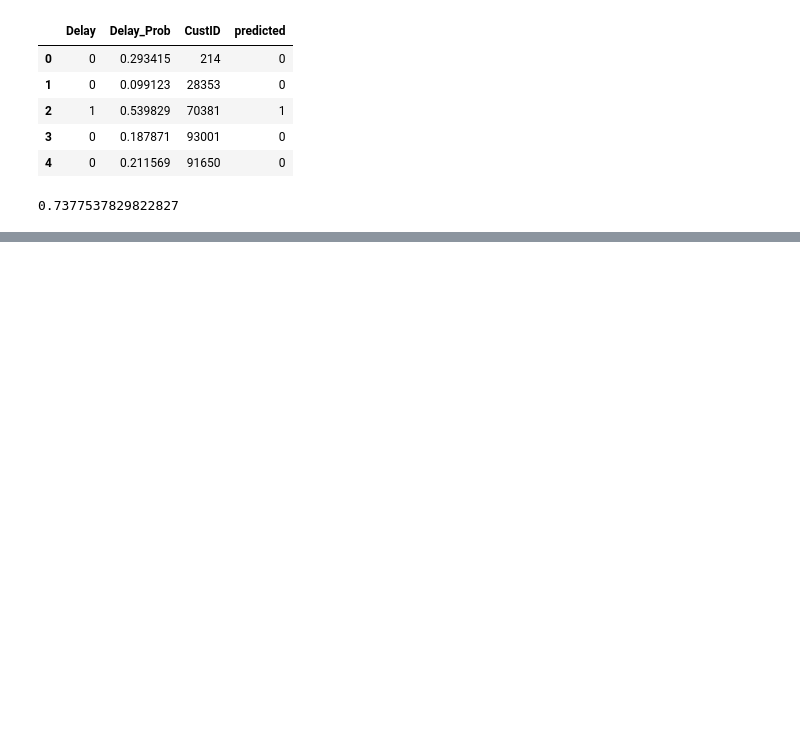
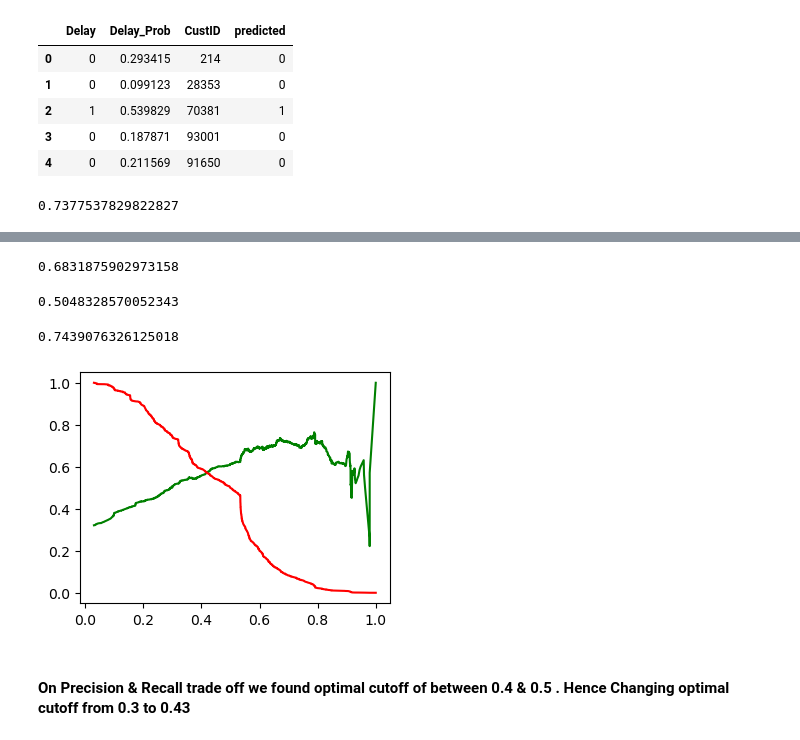
Before and after one commit to Rbl2022/B2B-Retail_Case_Study, a Jupyter notebook: Project_Upgrad_B2B_Case_Study.ipynb, the cells around one changed output, grey strips where cells are left out. Cells and saved outputs as stored; diff of their text form; code cells hidden in the pictures; blank space fills up the shorter version.

```diff
--- a/Project_Upgrad_B2B_Case_Study.ipynb
+++ b/Project_Upgrad_B2B_Case_Study.ipynb
@@ -1155,0 +1263,4 @@ print(accuracy_score(y_train_pred_final.Delay, y_train_pred_final.predicted))
+# %%
+y_train_pred_final['final_predicted'] = y_train_pred_final.Delay_Prob.map( lambda x: 1 if x > 0.3 else 0)
+
+y_train_pred_final.head()
@@ -1155,0 +1274,27 @@ print(accuracy_score(y_train_pred_final.Delay, y_train_pred_final.predicted))
+# %%
+# Let's check the overall accuracy.
+accuracy_score(y_train_pred_final.Delay, y_train_pred_final.final_predicted)
+# %% [output]
+0.6831875902973158
+# %%
+# Precision Score
+precision_score(y_train_pred_final.Delay, y_train_pred_final.final_predicted)
+# %% [output]
+0.5048328570052343
+# %%
+# Recall Score
+recall_score(y_train_pred_final.Delay, y_train_pred_final.final_predicted)
+# %% [output]
+0.7439076326125018
+# %%
+from sklearn.metrics import precision_recall_curve
+p, r, thresholds = precision_recall_curve(y_train_pred_final.Delay, y_train_pred_final.Delay_Prob)
+# %%
+plt.figure(figsize=(4,3))
+plt.plot(thresholds, p[:-1], "g-")
+plt.plot(thresholds, r[:-1], "r-")
+plt.show()
+# %% [output]
+[figure, added]
+# %% [markdown]
+#### On Precision & Recall trade off we found optimal cutoff of between 0.4 & 0.5 . Hence Changing optimal cutoff from 0.3 to 0.43
```
Also changed, not shown: parts of 85 cells of this notebook.
